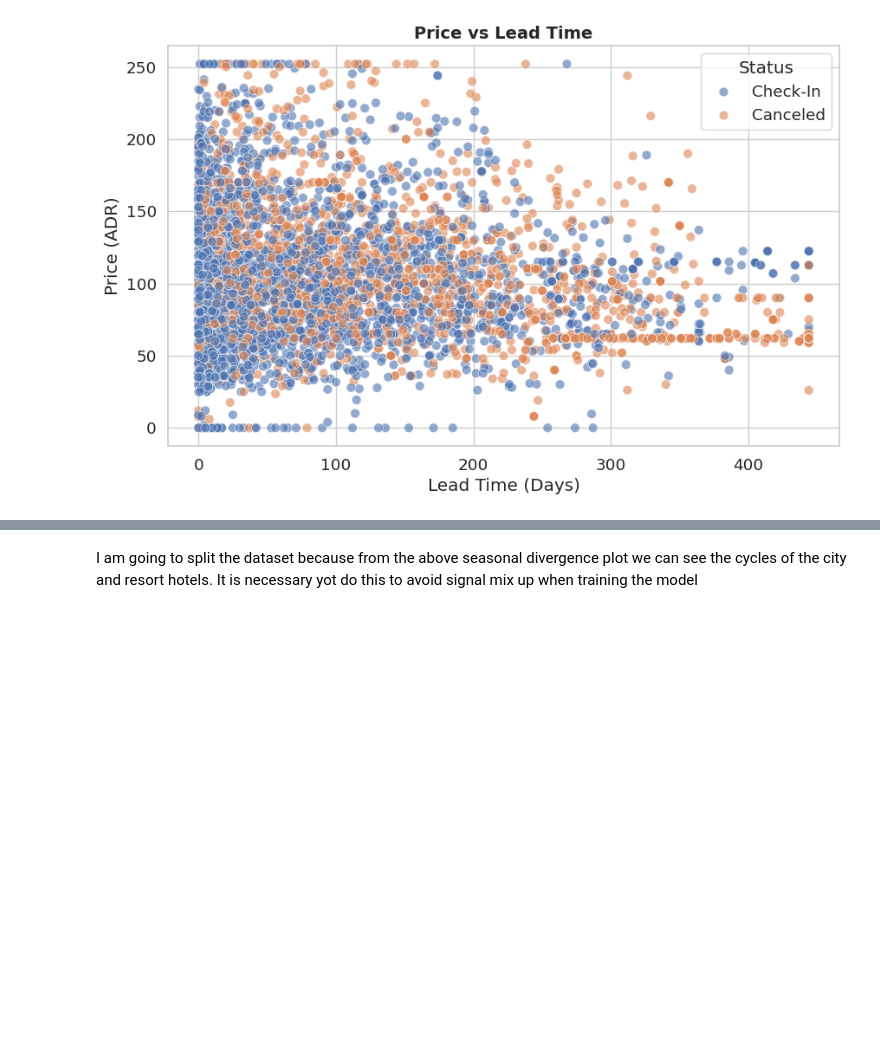
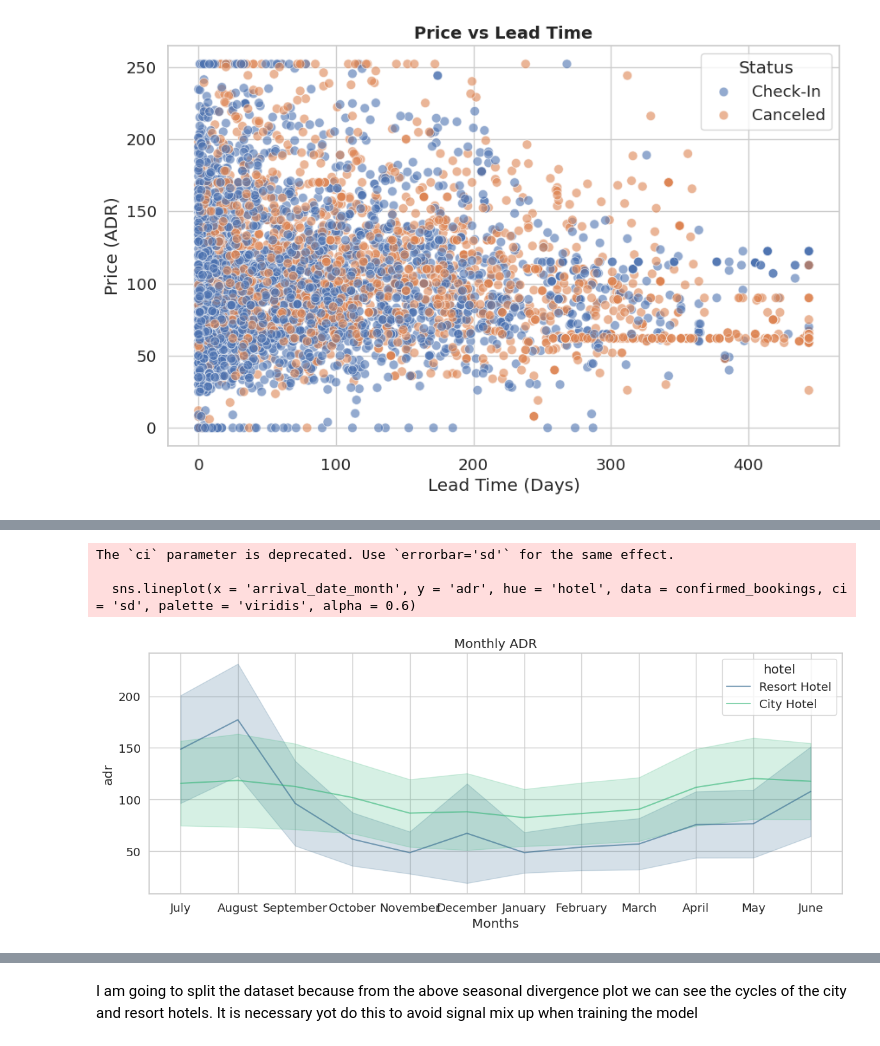
Before and after one commit to prime-programmer/Hotel-time-series-, a Jupyter notebook: Time_series.ipynb, the cells around one changed output, grey strips where cells are left out. Saved outputs shown, nothing was run; the diff lists cells and outputs as text; code cells hidden in the pictures; blank space fills up the shorter version.

```diff
--- a/Time_series.ipynb
+++ b/Time_series.ipynb
@@ -325,0 +350,16 @@ Passing `palette` without assigning `hue` is deprecated and will be removed in v
+# %%
+plt.figure(figsize = (12, 5))
+
+months = confirmed_bookings['arrival_date_month'].unique()
+
+sns.lineplot(x = 'arrival_date_month', y = 'adr', hue = 'hotel', data = confirmed_bookings, ci = 'sd', palette = 'viridis', alpha = 0.6)
+plt.title('Monthly ADR')
+plt.xlabel('Months')
+plt.xticks(ticks = [m for m in months])
+
+plt.tight_layout()
+# %% [output]
+The `ci` parameter is deprecated. Use `errorbar='sd'` for the same effect.
+
+  sns.lineplot(x = 'arrival_date_month', y = 'adr', hue = 'hotel', data = confirmed_bookings, ci = 'sd', palette = 'viridis', alpha = 0.6)
+[figure, added]
```
Also changed, not shown: parts of 19 cells of this notebook.
